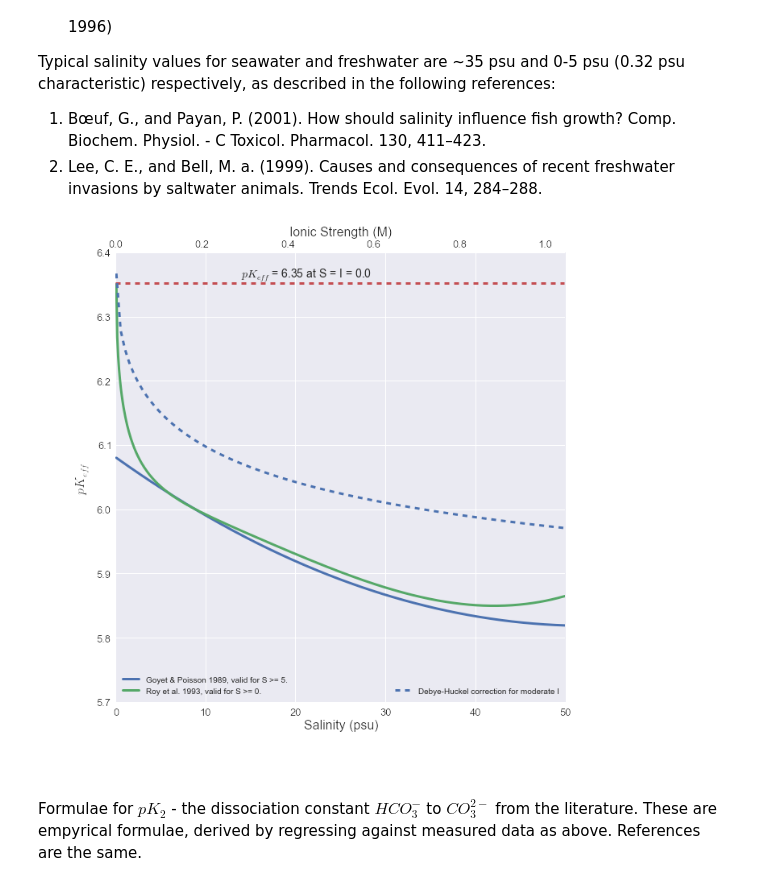
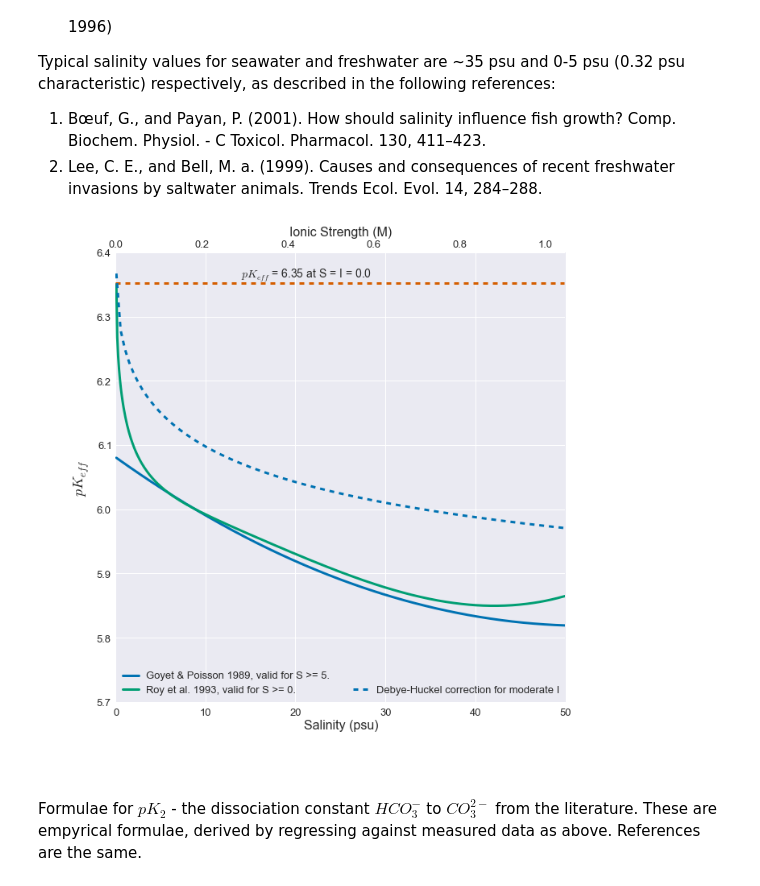
Before and after one commit to niallmm/ccm_Trichodesmium, a Jupyter notebook: python/ipython_notebooks/Empyrical pKas.ipynb, the cells around one changed output. Drawn from its saved outputs; the diff is of its cells as text; code cells hidden in the pictures.

Commit message:
Colorblind palette and larger font on the empirical pKa plot.

```diff
--- a/python/ipython_notebooks/Empyrical pKas.ipynb
+++ b/python/ipython_notebooks/Empyrical pKas.ipynb
@@ -4,6 +4,7 @@ import numpy as np
 import seaborn
 from numpy import log
 import pylab
+seaborn.set_palette('colorblind')
 # %%
 # Analytical calculations of the effect of ionic strength on the various
 # inorganic carbon equilibria in solution. For comparison with empirical
@@ -158,35 +159,43 @@ pK1_fresh = pK1s_roy_full[idx_fresh]
 #pylab.plot(S, np.ones(S.size)*pK1_fresh, '--', lw=3)
 #pylab.text(14, pK1_fresh - 0.03,
 #           '$pK_{eff}$ = %.3g for freshwater S = %.2f' % (pK1_fresh, freshwater_S),
 #            fontsize=14)
 
 pylab.xlabel('Salinity (psu)', fontsize=16)
-pylab.ylabel('$pK_{eff}$', fontsize=16)
+pylab.ylabel('$pK_{eff}$', fontsize=18)
 pylab.xticks(fontsize=13)
 pylab.yticks(fontsize=13)
 pylab.legend(loc=3)
+leg = pylab.gca().get_legend()
+ltext  = leg.get_texts()
+pylab.setp(ltext, fontsize=13)
+
 
 pylab.twiny()
 cell_S = 0.2
 idx_cell = np.where(I < cell_S)[0][-1]
 pK1_cell = pK1s_roy_full[idx_cell]
 
 pylab.xlim(I.min(), I.max())
 pylab.xlabel('Ionic Strength (M)', fontsize=16)
 pylab.xticks(fontsize=13)
 pylab.plot(I_DH, pK1_DH, '--', lw=3, label='Debye-Huckel correction for moderate I')
 
 #pylab.plot(I, np.ones(I.size)*pK1_cell, '--', lw=3)
 #pylab.text(0.33, pK1_cell - 0.025,
 #           '$pK_1$ = %.3g for cytosol I = %.2f' % (pK1_cell, cell_S),
 #           fontsize=14)
 pylab.legend(loc=4)
+leg = pylab.gca().get_legend()
+ltext  = leg.get_texts()
+pylab.setp(ltext, fontsize=13)
+
 pylab.grid(b=False)
 pylab.ylim(5.7, 6.4)
 pylab.savefig('pkeff_salinity.pdf')
 pylab.show()
 # %% [output]
-[figure, old version]
+[figure, new version]
 # %% [markdown]
 Formulae for $pK_2$ - the dissociation constant $HCO_3^-$ to $CO_3^{2-}$ from the literature. These are empyrical formulae, derived by regressing against measured data as above. References are the same.
 # %%
```
Also changed, not shown: parts of 1 cell of this notebook.
